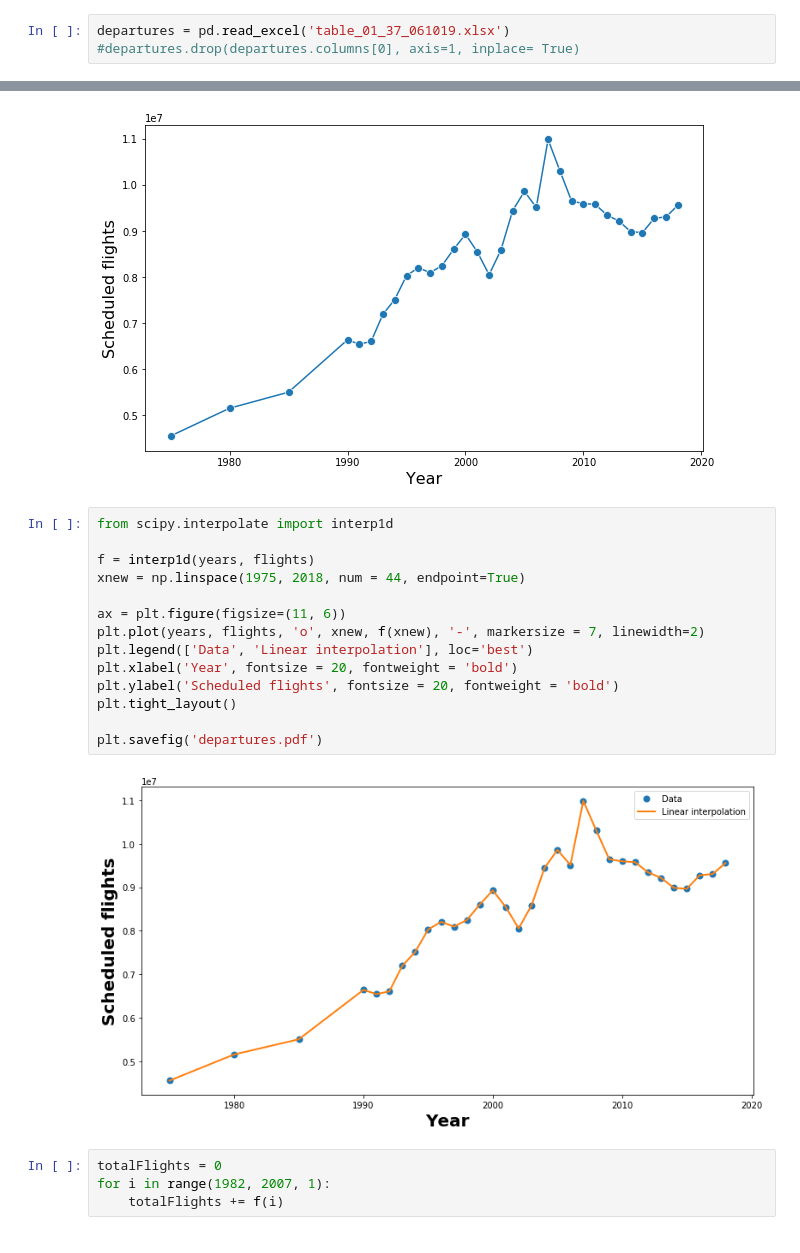
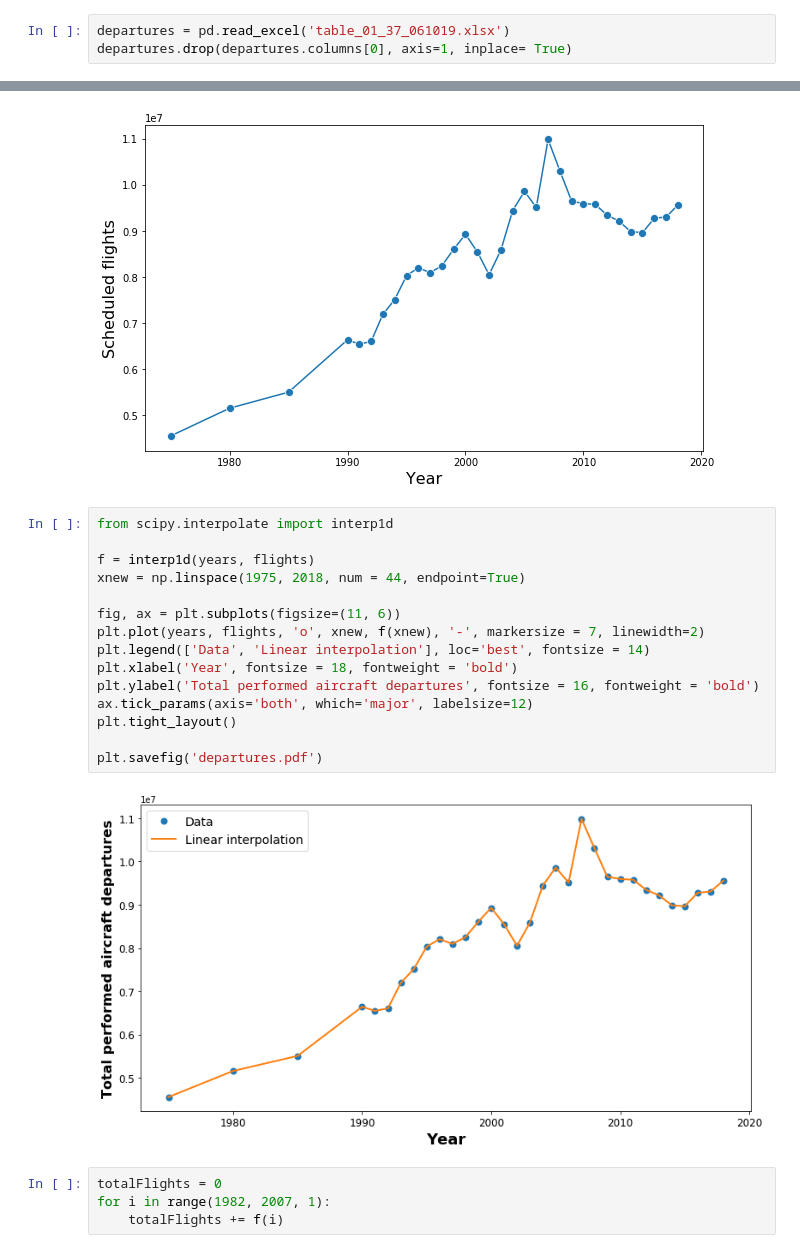
Before and after one commit to zxgcqupt/NTSB_Bayesian_Network, a Jupyter notebook: main.ipynb, the cells around one changed output, grey strips where cells are left out. Saved outputs shown, nothing was run; the diff lists cells and outputs as text.

```diff
--- a/main.ipynb
+++ b/main.ipynb
@@ -1060,7 +882,7 @@ def searchThreshold(parentInfo):
 ###### Compute the total number of scheduled flights within USA
 # %%
 departures = pd.read_excel('table_01_37_061019.xlsx')
-#departures.drop(departures.columns[0], axis=1, inplace= True)
+departures.drop(departures.columns[0], axis=1, inplace= True)
 # %%
 years = departures.iloc[0].index
 flights = departures.iloc[0].values
@@ -1077,19 +908,20 @@ Text(0, 0.5, 'Scheduled flights')
 # %%
 from scipy.interpolate import interp1d
 
 f = interp1d(years, flights)
 xnew = np.linspace(1975, 2018, num = 44, endpoint=True)
 
-ax = plt.figure(figsize=(11, 6))
+fig, ax = plt.subplots(figsize=(11, 6))
 plt.plot(years, flights, 'o', xnew, f(xnew), '-', markersize = 7, linewidth=2)
-plt.legend(['Data', 'Linear interpolation'], loc='best')
-plt.xlabel('Year', fontsize = 20, fontweight = 'bold')
-plt.ylabel('Scheduled flights', fontsize = 20, fontweight = 'bold')
+plt.legend(['Data', 'Linear interpolation'], loc='best', fontsize = 14)
+plt.xlabel('Year', fontsize = 18, fontweight = 'bold')
+plt.ylabel('Total performed aircraft departures', fontsize = 16, fontweight = 'bold')
+ax.tick_params(axis='both', which='major', labelsize=12)
 plt.tight_layout()
 
 plt.savefig('departures.pdf')
 # %% [output]
-[figure, old version]
+[figure, new version]
 # %%
 totalFlights = 0
 for i in range(1982, 2007, 1):
```
Also changed, not shown: parts of 56 cells of this notebook.
